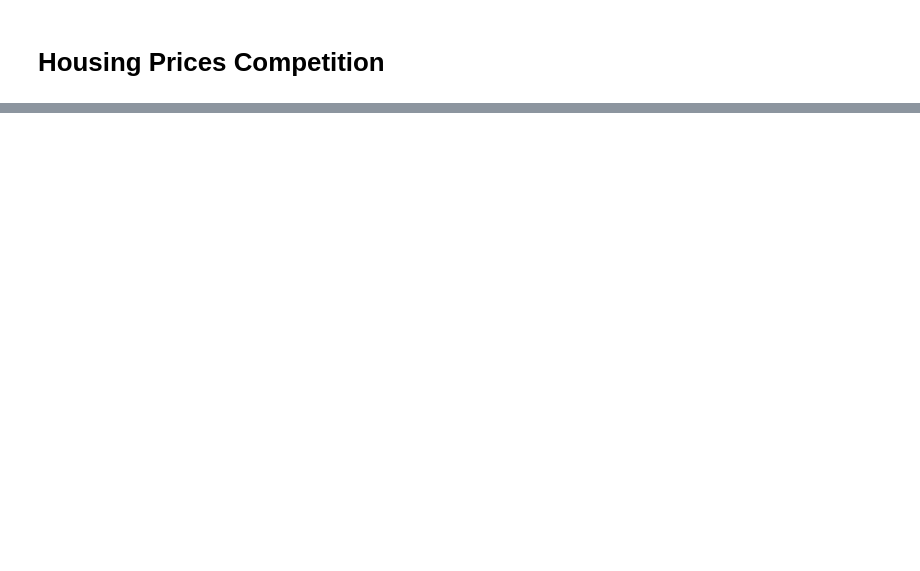
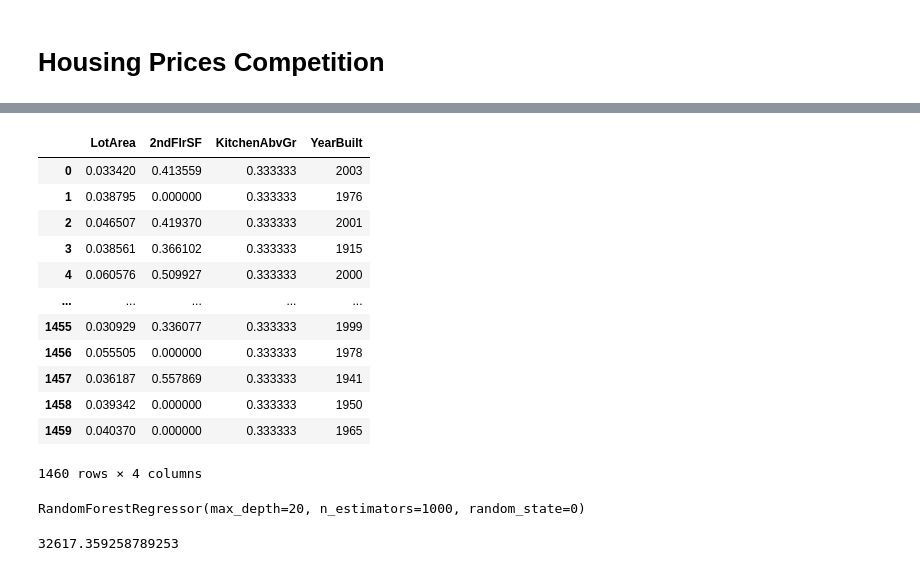
Before and after one commit to lambdamai/datascience, a Jupyter notebook: ds/pandas_2.ipynb, the cells around one changed output, grey strips where cells are left out. Cells and saved outputs as stored; diff of their text form; code cells hidden in the pictures; blank space fills up the shorter version.

```diff
--- a/ds/pandas_2.ipynb
+++ b/ds/pandas_2.ipynb
@@ -71,0 +101,16 @@ total
+# %%
+X
+# %% [output]
+|  | LotArea | 2ndFlrSF | KitchenAbvGr | YearBuilt |
+| 0 | 0.033420 | 0.413559 | 0.333333 | 2003 |
+| 1 | 0.038795 | 0.000000 | 0.333333 | 1976 |
+| 2 | 0.046507 | 0.419370 | 0.333333 | 2001 |
+| 3 | 0.038561 | 0.366102 | 0.333333 | 1915 |
+| 4 | 0.060576 | 0.509927 | 0.333333 | 2000 |
+| ... | ... | ... | ... | ... |
+| 1455 | 0.030929 | 0.336077 | 0.333333 | 1999 |
+| 1456 | 0.055505 | 0.000000 | 0.333333 | 1978 |
+| 1457 | 0.036187 | 0.557869 | 0.333333 | 1941 |
+| 1458 | 0.039342 | 0.000000 | 0.333333 | 1950 |
+| 1459 | 0.040370 | 0.000000 | 0.333333 | 1965 |
+1460 rows × 4 columns
@@ -71,0 +129,8 @@ total
+# %%
+regr.fit(X_train, y_train)
+# %% [output]
+RandomForestRegressor(max_depth=20, n_estimators=1000, random_state=0)
+# %%
+mean_absolute_error(y_test,regr.predict(X_test))
+# %% [output]
+32617.359258789253
```
Also changed, not shown: parts of 37 cells of this notebook, 2 other files.
